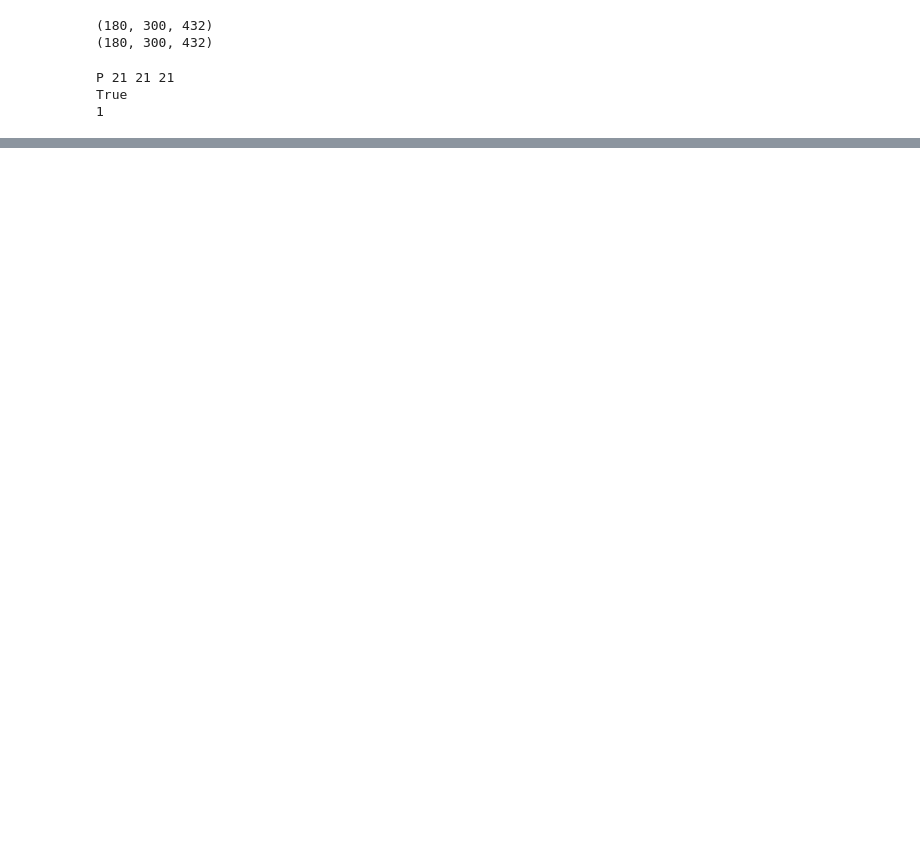
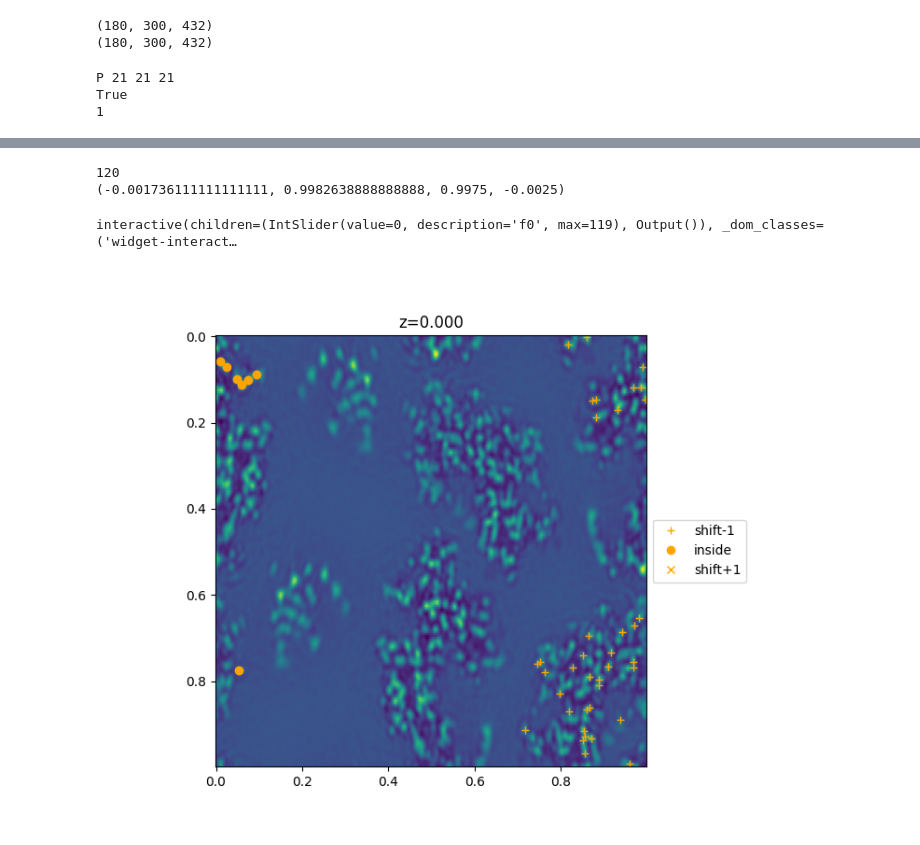
Before and after one commit to cvazz/occupancy-estimation, a Jupyter notebook: scratch/photolyase_inspect.ipynb, the cells around one changed output, grey strips where cells are left out. Saved outputs shown, nothing was run; the diff lists cells and outputs as text; code cells hidden in the pictures; blank space fills up the shorter version.

```diff
--- a/scratch/photolyase_inspect.ipynb
+++ b/scratch/photolyase_inspect.ipynb
@@ -209,0 +206,7 @@ interactive(children=(IntSlider(value=90, description='f0', max=179), Output()),
+# %%
+_ = mtz_comp(pos_list,map_density, )
+# %% [output]
+120
+(-0.001736111111111111, 0.9982638888888888, 0.9975, -0.0025)
+interactive(children=(IntSlider(value=0, description='f0', max=119), Output()), _dom_classes=('widget-interact…
+[figure, added]
```
Also changed, not shown: parts of 18 cells of this notebook.
